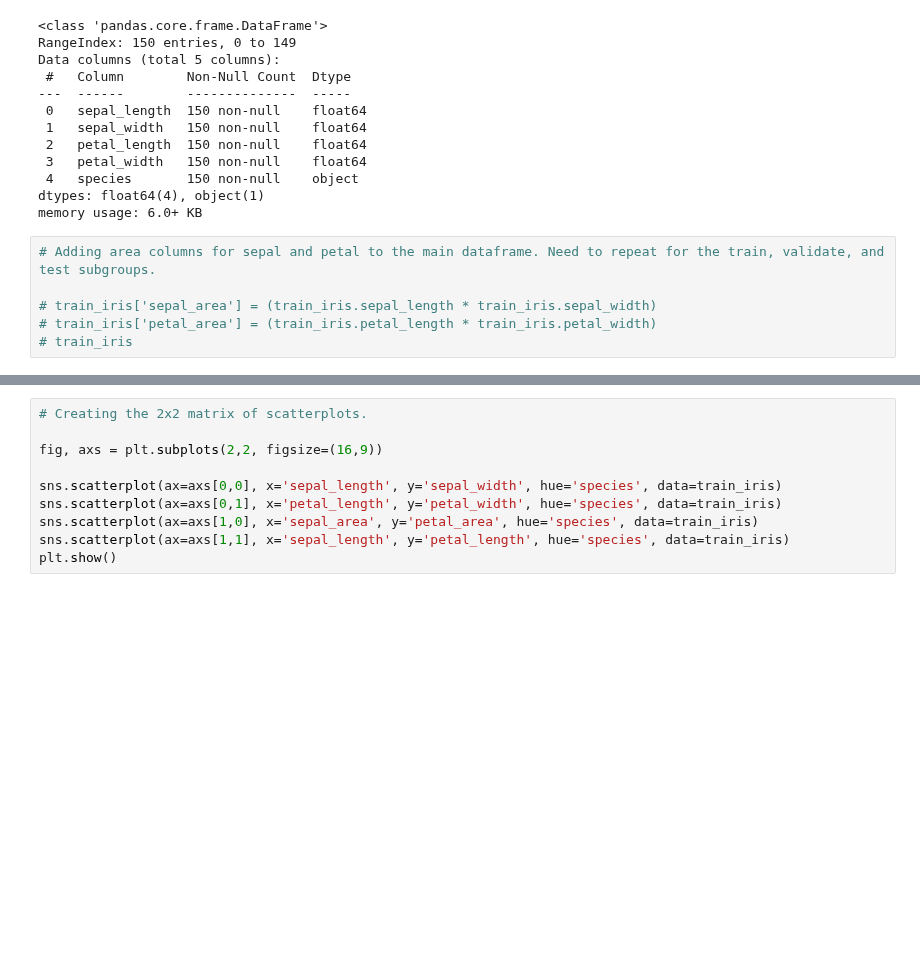
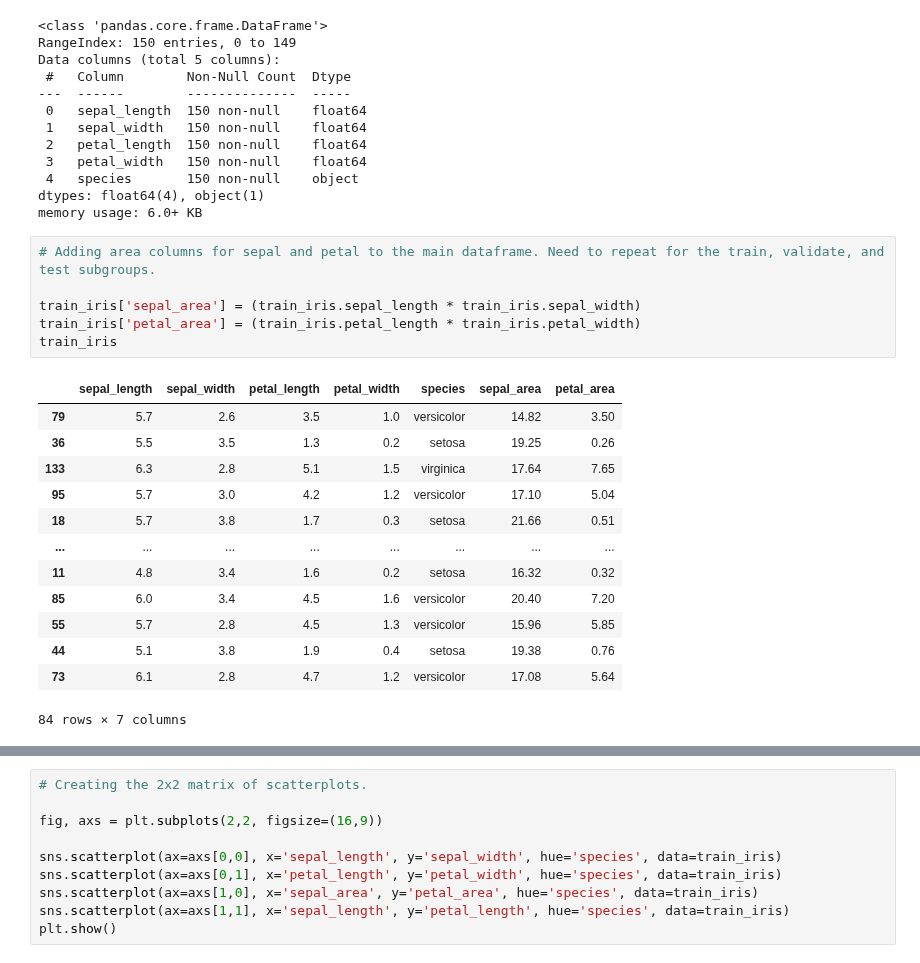
Before and after one commit to lukewbecker/classification-exercises, a Jupyter notebook: classification_exercises.ipynb, the cells around one changed output, grey strips where cells are left out. Cells and saved outputs as stored; diff of their text form; blank space fills up the shorter version.

```diff
--- a/classification_exercises.ipynb
+++ b/classification_exercises.ipynb
@@ -1420,9 +1423,23 @@ memory usage: 6.0+ KB
 # %%
 # Adding area columns for sepal and petal to the main dataframe. Need to repeat for the train, validate, and test subgroups.
 
-# train_iris['sepal_area'] = (train_iris.sepal_length * train_iris.sepal_width)
-# train_iris['petal_area'] = (train_iris.petal_length * train_iris.petal_width)
-# train_iris
+train_iris['sepal_area'] = (train_iris.sepal_length * train_iris.sepal_width)
+train_iris['petal_area'] = (train_iris.petal_length * train_iris.petal_width)
+train_iris
+# %% [output]
+|  | sepal_length | sepal_width | petal_length | petal_width | species | sepal_area | petal_area |
+| 79 | 5.7 | 2.6 | 3.5 | 1.0 | versicolor | 14.82 | 3.50 |
+| 36 | 5.5 | 3.5 | 1.3 | 0.2 | setosa | 19.25 | 0.26 |
+| 133 | 6.3 | 2.8 | 5.1 | 1.5 | virginica | 17.64 | 7.65 |
+| 95 | 5.7 | 3.0 | 4.2 | 1.2 | versicolor | 17.10 | 5.04 |
+| 18 | 5.7 | 3.8 | 1.7 | 0.3 | setosa | 21.66 | 0.51 |
+| ... | ... | ... | ... | ... | ... | ... | ... |
+| 11 | 4.8 | 3.4 | 1.6 | 0.2 | setosa | 16.32 | 0.32 |
+| 85 | 6.0 | 3.4 | 4.5 | 1.6 | versicolor | 20.40 | 7.20 |
+| 55 | 5.7 | 2.8 | 4.5 | 1.3 | versicolor | 15.96 | 5.85 |
+| 44 | 5.1 | 3.8 | 1.9 | 0.4 | setosa | 19.38 | 0.76 |
+| 73 | 6.1 | 2.8 | 4.7 | 1.2 | versicolor | 17.08 | 5.64 |
+84 rows × 7 columns
 # %%
 # Adding area to my train data.
 
```
Also changed, not shown: parts of 6 cells of this notebook.
